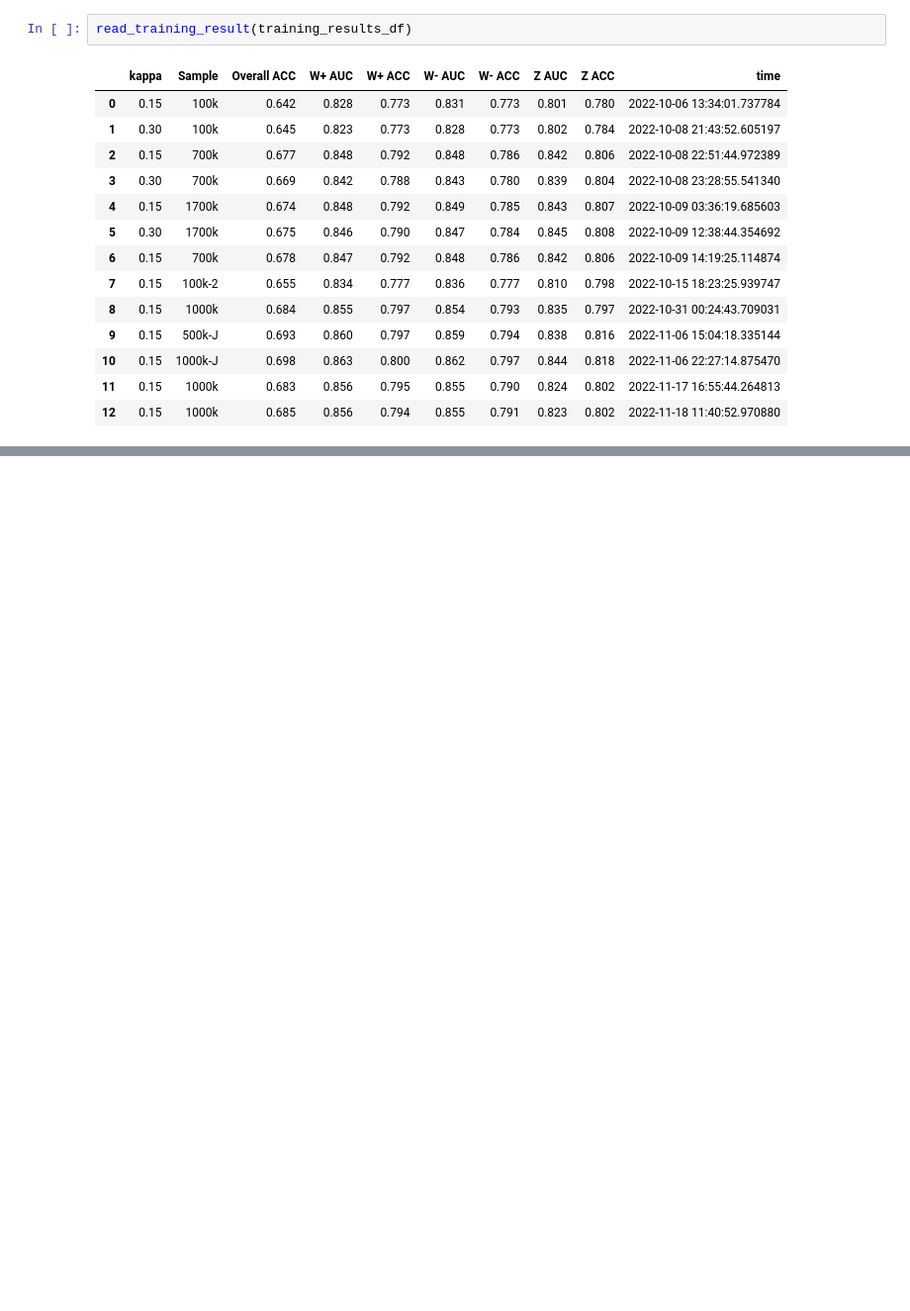
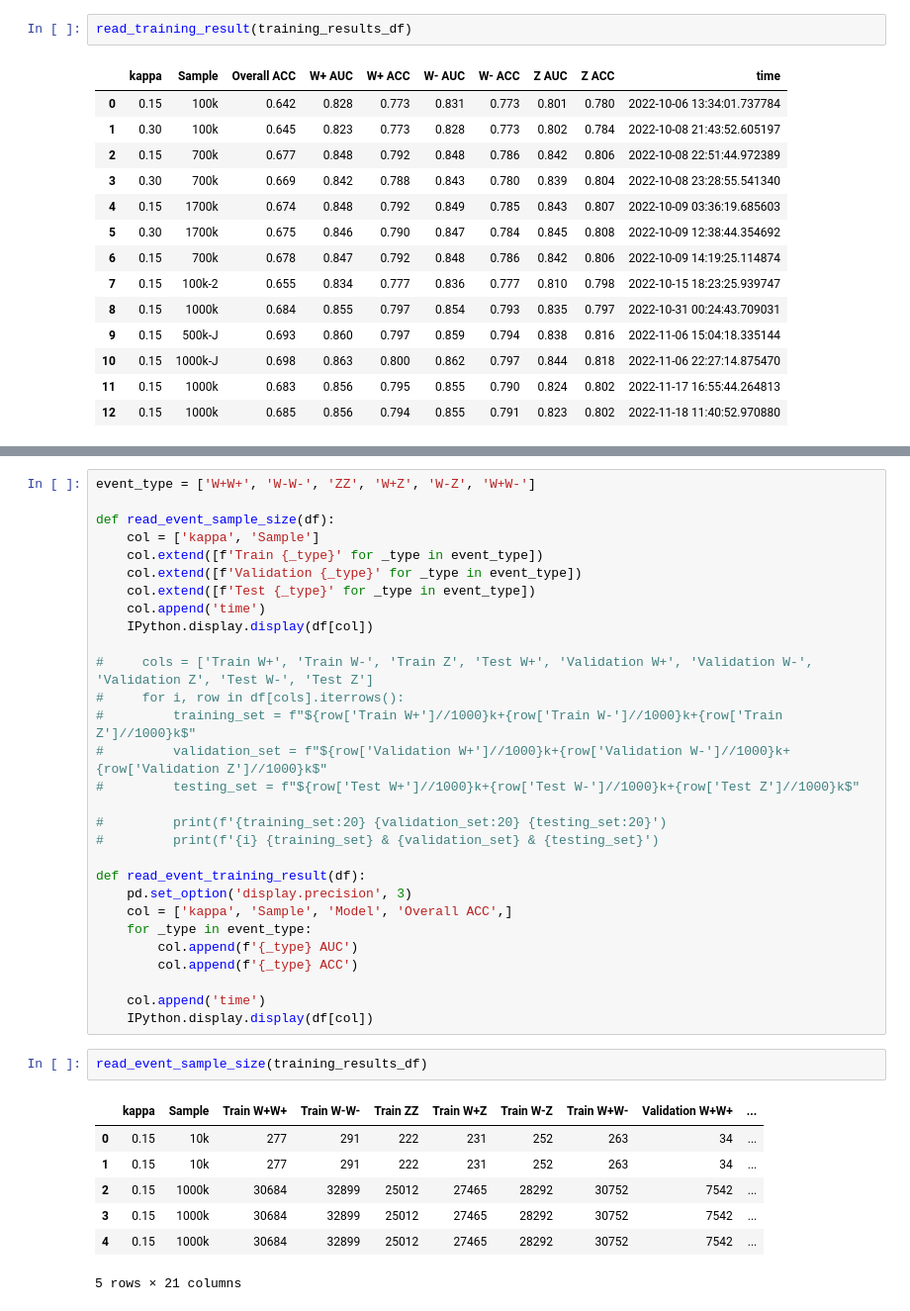
Before and after one commit to r10222035/Boosted_V, a Jupyter notebook: CNN/read_CNN_results.ipynb, the cells around one changed output, grey strips where cells are left out. Shown at 99% size. Cells and saved outputs as stored; diff of their text form; blank space fills up the shorter version.

```diff
--- a/CNN/read_CNN_results.ipynb
+++ b/CNN/read_CNN_results.ipynb
@@ -103,0 +113,39 @@ read_training_result(training_results_df)
+# %%
+event_type = ['W+W+', 'W-W-', 'ZZ', 'W+Z', 'W-Z', 'W+W-']
+
+def read_event_sample_size(df):
+    col = ['kappa', 'Sample']
+    col.extend([f'Train {_type}' for _type in event_type])
+    col.extend([f'Validation {_type}' for _type in event_type])
+    col.extend([f'Test {_type}' for _type in event_type])
+    col.append('time')
+    IPython.display.display(df[col])
+
+#     cols = ['Train W+', 'Train W-', 'Train Z', 'Test W+', 'Validation W+', 'Validation W-', 'Validation Z', 'Test W-', 'Test Z']
+#     for i, row in df[cols].iterrows():
+#         training_set = f"${row['Train W+']//1000}k+{row['Train W-']//1000}k+{row['Train Z']//1000}k$"
+#         validation_set = f"${row['Validation W+']//1000}k+{row['Validation W-']//1000}k+{row['Validation Z']//1000}k$"
+#         testing_set = f"${row['Test W+']//1000}k+{row['Test W-']//1000}k+{row['Test Z']//1000}k$"
+
+#         print(f'{training_set:20} {validation_set:20} {testing_set:20}')
+#         print(f'{i} {training_set} & {validation_set} & {testing_set}')
+
+def read_event_training_result(df):
+    pd.set_option('display.precision', 3)
+    col = ['kappa', 'Sample', 'Model', 'Overall ACC',]
+    for _type in event_type:
+        col.append(f'{_type} AUC')
+        col.append(f'{_type} ACC')
+
+    col.append('time')
+    IPython.display.display(df[col])
+# %%
+read_event_sample_size(training_results_df)
+# %% [output]
+|  | kappa | Sample | Train W+W+ | Train W-W- | Train ZZ | Train W+Z | Train W-Z | Train W+W- | Validation W+W+ | ... |
+| 0 | 0.15 | 10k | 277 | 291 | 222 | 231 | 252 | 263 | 34 | ... |
+| 1 | 0.15 | 10k | 277 | 291 | 222 | 231 | 252 | 263 | 34 | ... |
+| 2 | 0.15 | 1000k | 30684 | 32899 | 25012 | 27465 | 28292 | 30752 | 7542 | ... |
+| 3 | 0.15 | 1000k | 30684 | 32899 | 25012 | 27465 | 28292 | 30752 | 7542 | ... |
+| 4 | 0.15 | 1000k | 30684 | 32899 | 25012 | 27465 | 28292 | 30752 | 7542 | ... |
+5 rows × 21 columns
```
Also changed, not shown: parts of 6 cells of this notebook, 17 other files.
